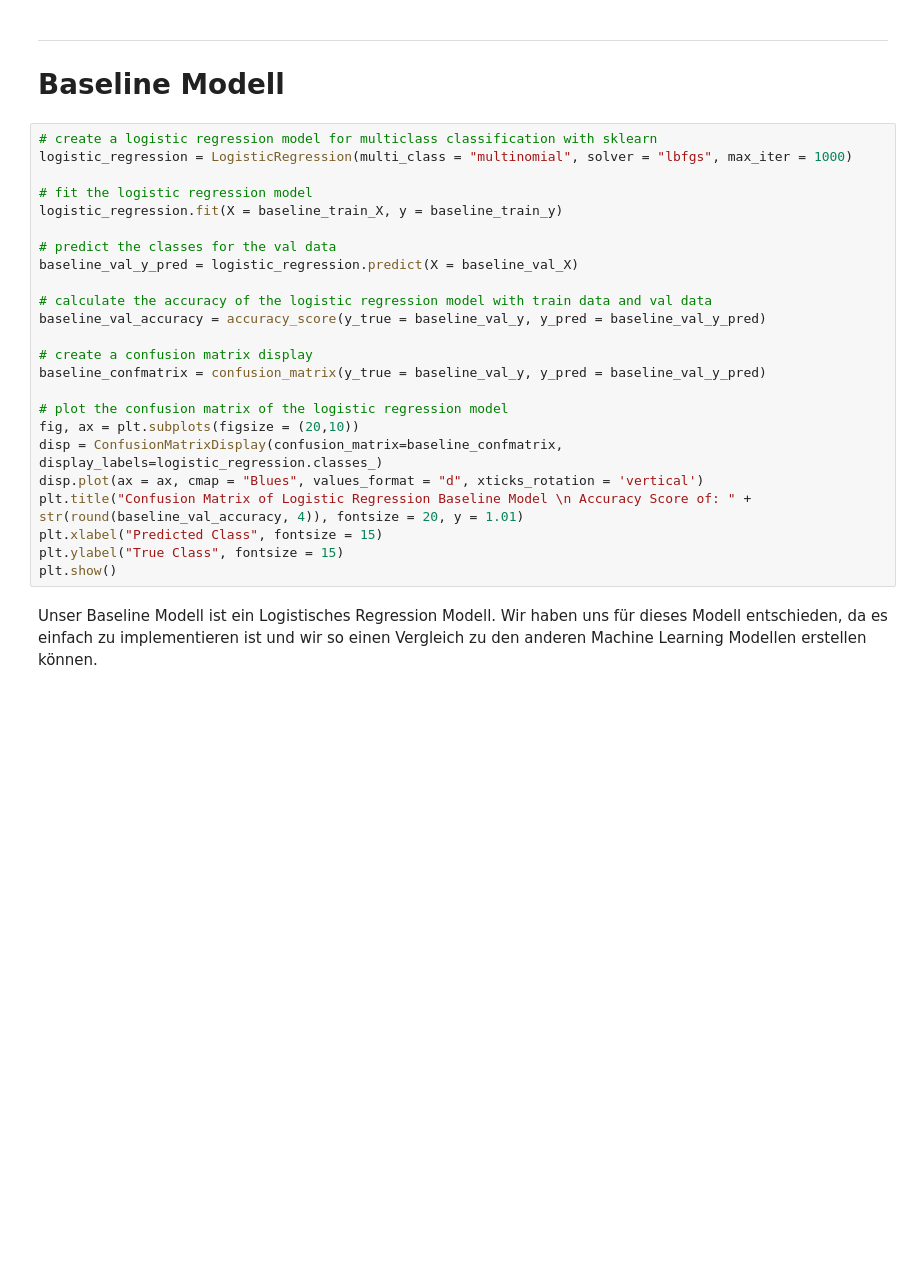
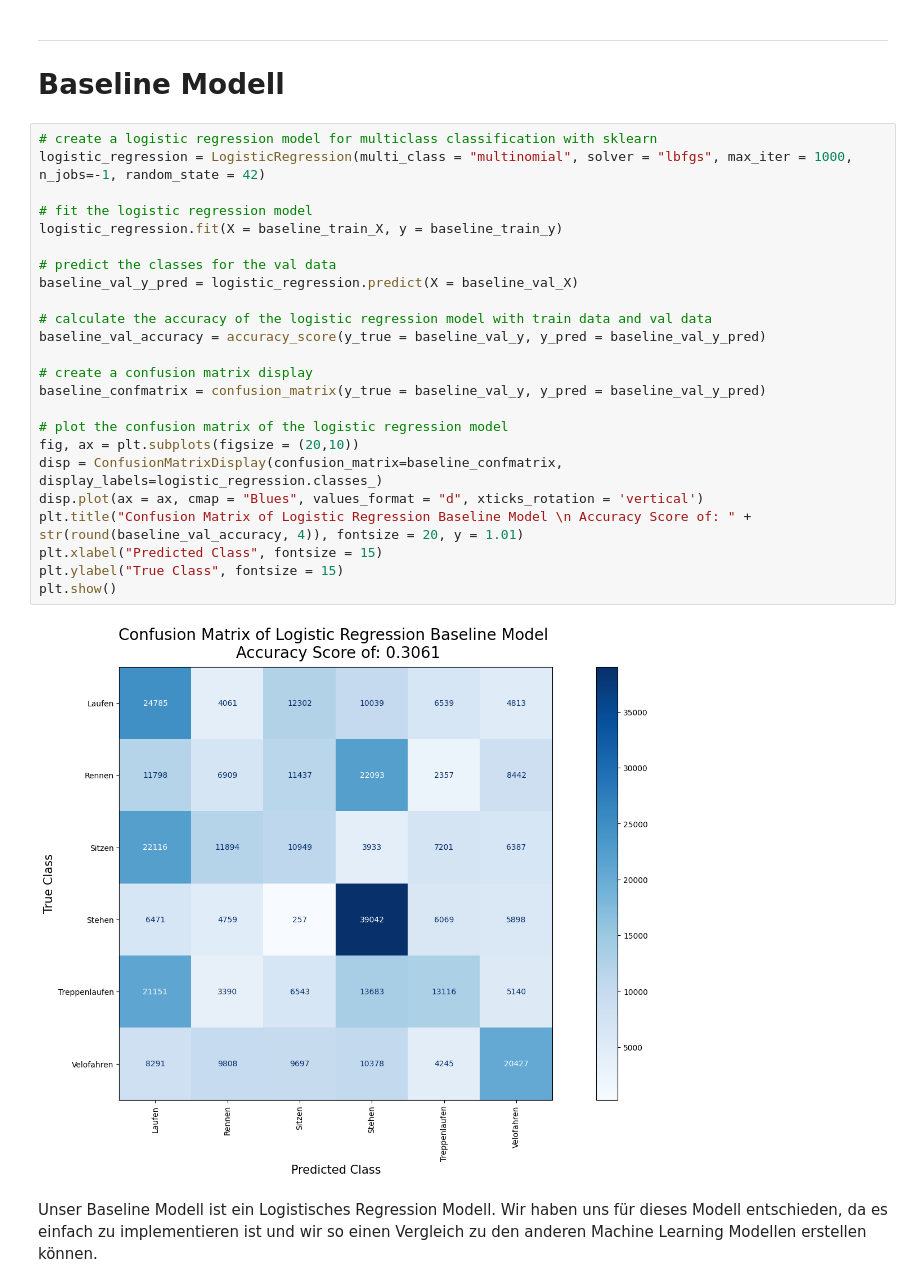
Before and after one commit to CDL1-Sensor/Sensor-Klassifikation-ohne-Deep-Learning, a Jupyter notebook: ML-Modelle.ipynb, the cells around one changed output. Drawn from its saved outputs; the diff is of its cells as text; blank space fills up the shorter version.

```diff
--- a/ML-Modelle.ipynb
+++ b/ML-Modelle.ipynb
@@ -240,28 +249,30 @@ Oversample and Undersampling Data Works
 # Baseline Modell
 # %%
 # create a logistic regression model for multiclass classification with sklearn
-logistic_regression = LogisticRegression(multi_class = "multinomial", solver = "lbfgs", max_iter = 1000)
+logistic_regression = LogisticRegression(multi_class = "multinomial", solver = "lbfgs", max_iter = 1000, n_jobs=-1, random_state = 42)
 
 # fit the logistic regression model
 logistic_regression.fit(X = baseline_train_X, y = baseline_train_y)
 
 # predict the classes for the val data
 baseline_val_y_pred = logistic_regression.predict(X = baseline_val_X)
 
 # calculate the accuracy of the logistic regression model with train data and val data
 baseline_val_accuracy = accuracy_score(y_true = baseline_val_y, y_pred = baseline_val_y_pred)
 
 # create a confusion matrix display
 baseline_confmatrix = confusion_matrix(y_true = baseline_val_y, y_pred = baseline_val_y_pred)
 
 # plot the confusion matrix of the logistic regression model
 fig, ax = plt.subplots(figsize = (20,10))
 disp = ConfusionMatrixDisplay(confusion_matrix=baseline_confmatrix, display_labels=logistic_regression.classes_)
 disp.plot(ax = ax, cmap = "Blues", values_format = "d", xticks_rotation = 'vertical')
 plt.title("Confusion Matrix of Logistic Regression Baseline Model \n Accuracy Score of: " + str(round(baseline_val_accuracy, 4)), fontsize = 20, y = 1.01)
 plt.xlabel("Predicted Class", fontsize = 15)
 plt.ylabel("True Class", fontsize = 15)
 plt.show()
+# %% [output]
+[figure, added]
 # %% [markdown]
 Unser Baseline Modell ist ein Logistisches Regression Modell. Wir haben uns für dieses Modell entschieden, da es einfach zu implementieren ist und wir so einen Vergleich zu den anderen Machine Learning Modellen erstellen können.
 # %% [markdown]
```
Also changed, not shown: parts of 9 cells of this notebook.
